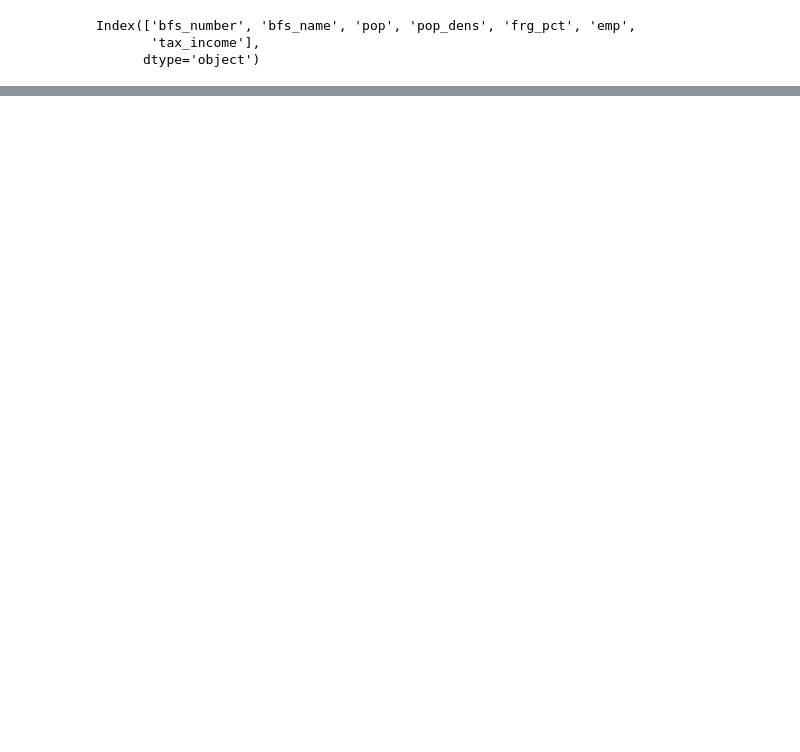
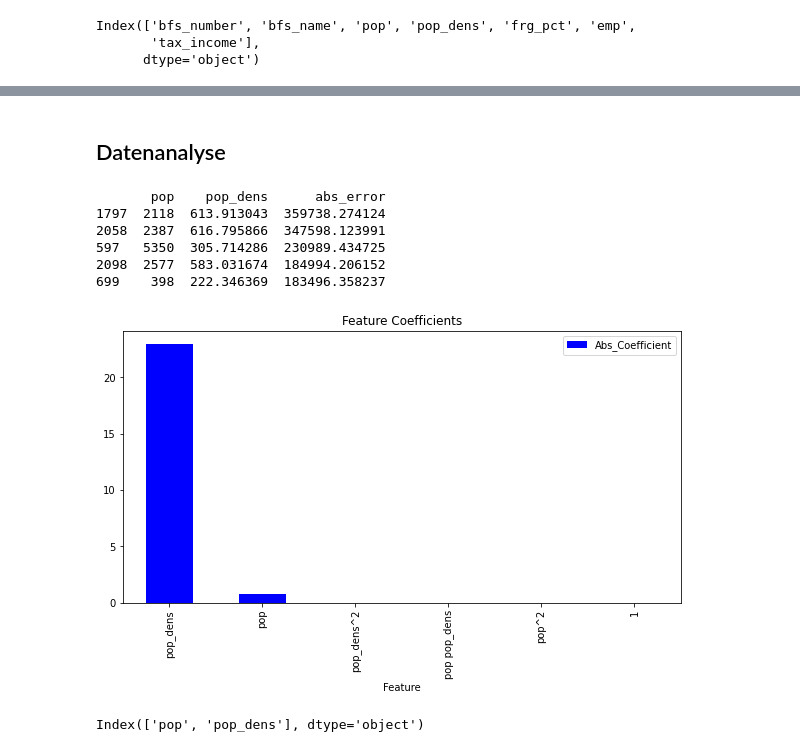
Before and after one commit to keokev01/Exercise-3, a Jupyter notebook: uebung3.ipynb, the cells around one changed output, grey strips where cells are left out. Cells and saved outputs as stored; diff of their text form; code cells hidden in the pictures; blank space fills up the shorter version.

```diff
--- a/uebung3.ipynb
+++ b/uebung3.ipynb
@@ -95,0 +111,10 @@ Index(['bfs_number', 'bfs_name', 'pop', 'pop_dens', 'frg_pct', 'emp',
+# %%
+polynomial_model = Pipeline([
+                                ("polynomial_features", PolynomialFeatures(degree=2)),
+                                ("linear_regression", LinearRegression()),
+                            ])
+
+scores = cross_val_score(polynomial_model, X_train, y_train, scoring="neg_root_mean_squared_error", cv=5)
+print('--{}--'.format(polynomial_model))
+print(scores)
+print(np.mean(scores))
@@ -95,0 +197,10 @@ Index(['bfs_number', 'bfs_name', 'pop', 'pop_dens', 'frg_pct', 'emp',
+# %%
+param_grid = {'max_depth': [90, 100, 110],
+'max_features': [6, 9]
+}
+
+grid_search_rf = GridSearchCV(randomforest_model, param_grid, cv=5, scoring='neg_root_mean_squared_error', verbose=2) # add param verbose = 2 to see the state
+grid_search_rf.fit(X_train, y_train)
+print(grid_search_rf.best_estimator_)
+print(grid_search_rf.best_params_)
+print(grid_search_rf.best_score_)
@@ -95,0 +225,58 @@ Index(['bfs_number', 'bfs_name', 'pop', 'pop_dens', 'frg_pct', 'emp',
+# %% [markdown]
+## Datenanalyse
+# %%
+from sklearn.pipeline import Pipeline
+from sklearn.preprocessing import PolynomialFeatures
+from sklearn.linear_model import LinearRegression
+from sklearn.model_selection import train_test_split
+
+# Annahme: Sie haben bereits die Daten geladen und X_train, y_train definiert
+# Polynomial Model definieren
+polynomial_model = Pipeline([
+    ("polynomial_features", PolynomialFeatures(degree=2)),
+    ("linear_regression", LinearRegression())
+])
+
+# Modell mit Trainingsdaten trainieren
+polynomial_model.fit(X_train, y_train)
+
+# Nun können Sie das Modell verwenden, um Vorhersagen zu machen
+y_pred = polynomial_model.predict(X_train)
+
+# Fehler berechnen
+errors = y_train - y_pred
+abs_errors = np.abs(errors)
+
+# Fehlerdaten zu Trainingsdaten hinzufügen
+df_train = pd.DataFrame(X_train, columns=['pop', 'pop_dens'])  # Achten Sie darauf, die korrekten Spaltennamen zu verwenden
+df_train['abs_error'] = abs_errors
+
+# Daten nach dem Fehler sortieren und anzeigen
+df_train_sorted = df_train.sort_values(by='abs_error', ascending=False)
+print(df_train_sorted.head())
+
+# Koeffizienten extrahieren und darstellen, wenn das Modell eine Pipeline ist und die lineare Regression enthält
+if 'linear_regression' in polynomial_model.named_steps:
+    coefficients = polynomial_model.named_steps['linear_regression'].coef_
+    feature_names = polynomial_model.named_steps['polynomial_features'].get_feature_names_out()
+
+    df_coeffs = pd.DataFrame({'Feature': feature_names, 'Coefficient': coefficients})
+    df_coeffs['Abs_Coefficient'] = df_coeffs['Coefficient'].abs()
+    df_coeffs.sort_values('Abs_Coefficient', ascending=False, inplace=True)
+
+    import matplotlib.pyplot as plt
+    df_coeffs.plot(kind='bar', x='Feature', y='Abs_Coefficient', color='blue', figsize=(10, 5))
+    plt.title('Feature Coefficients')
+    plt.show()
+# %% [output]
+       pop    pop_dens      abs_error
+1797  2118  613.913043  359738.274124
+2058  2387  616.795866  347598.123991
+597   5350  305.714286  230989.434725
+2098  2577  583.031674  184994.206152
+699    398  222.346369  183496.358237
+[figure, added]
+# %%
+X_train.columns
+# %% [output]
+Index(['pop', 'pop_dens'], dtype='object')
```
Also changed, not shown: parts of 28 cells of this notebook, 4 other files.
